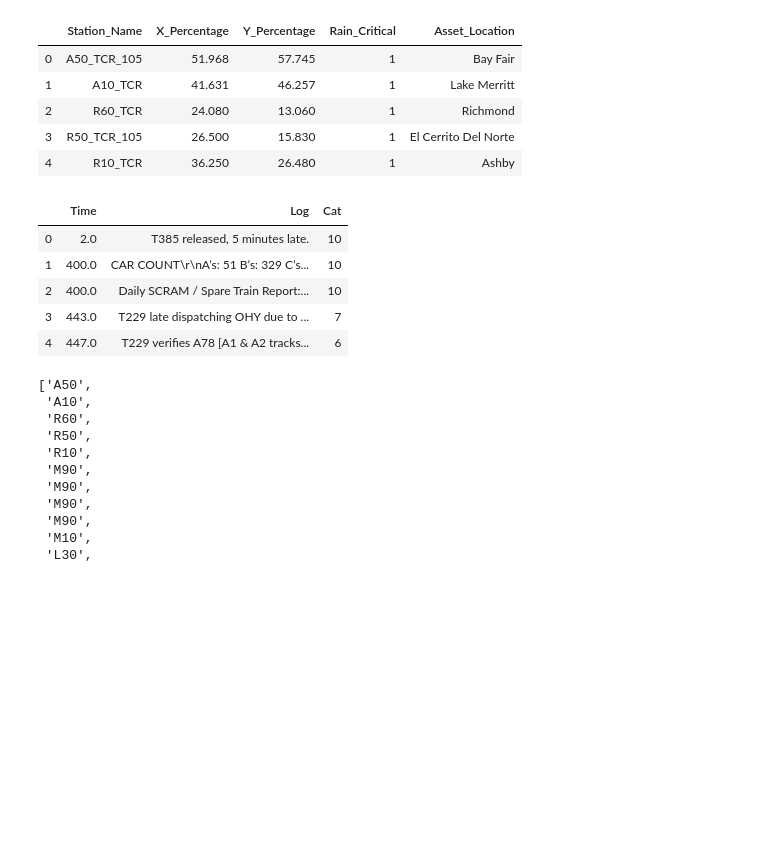
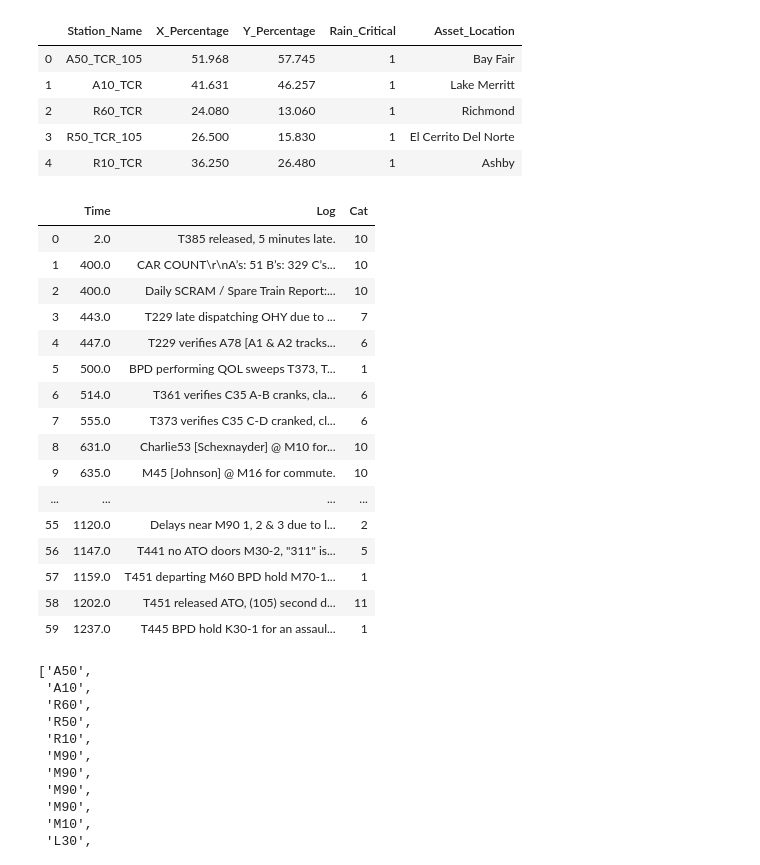
Before and after one commit to hsabraham28/BARTDemo, a Jupyter notebook: demoviz.ipynb, the cells around one changed output. Drawn from its saved outputs; the diff is of its cells as text; code cells hidden in the pictures; blank space fills up the shorter version.

```diff
--- a/demoviz.ipynb
+++ b/demoviz.ipynb
@@ -26,13 +26,25 @@ picdata = image.imread('assets/BARTtracksmap.png')
 # %%
 testlog = pd.read_csv("occ-log-classification/csv/labeled.csv").head(60)
 testlog.head(5)
+testlog
 # %% [output]
 |  | Time | Log | Cat |
 | 0 | 2.0 | T385 released, 5 minutes late. | 10 |
 | 1 | 400.0 | CAR COUNT\r\nA’s: 51 B’s: 329 C’s... | 10 |
 | 2 | 400.0 | Daily SCRAM / Spare Train Report:... | 10 |
 | 3 | 443.0 | T229 late dispatching OHY due to ... | 7 |
 | 4 | 447.0 | T229 verifies A78 [A1 & A2 tracks... | 6 |
+| 5 | 500.0 | BPD performing QOL sweeps T373, T... | 1 |
+| 6 | 514.0 | T361 verifies C35 A-B cranks, cla... | 6 |
+| 7 | 555.0 | T373 verifies C35 C-D cranked, cl... | 6 |
+| 8 | 631.0 | Charlie53 [Schexnayder] @ M10 for... | 10 |
+| 9 | 635.0 | M45 [Johnson] @ M16 for commute. | 10 |
+| ... | ... | ... | ... |
+| 55 | 1120.0 | Delays near M90 1, 2 & 3 due to l... | 2 |
+| 56 | 1147.0 | T441 no ATO doors M30-2, "311" is... | 5 |
+| 57 | 1159.0 | T451 departing M60 BPD hold M70-1... | 1 |
+| 58 | 1202.0 | T451 released ATO, (105) second d... | 11 |
+| 59 | 1237.0 | T445 BPD hold K30-1 for an assaul... | 1 |
 # %%
 station_list = (stationlocs['Station_Name']).tolist()
 s_abbrv = [station[:3] for station in station_list]
```
Also changed, not shown: parts of 14 cells of this notebook, 31 other files.
